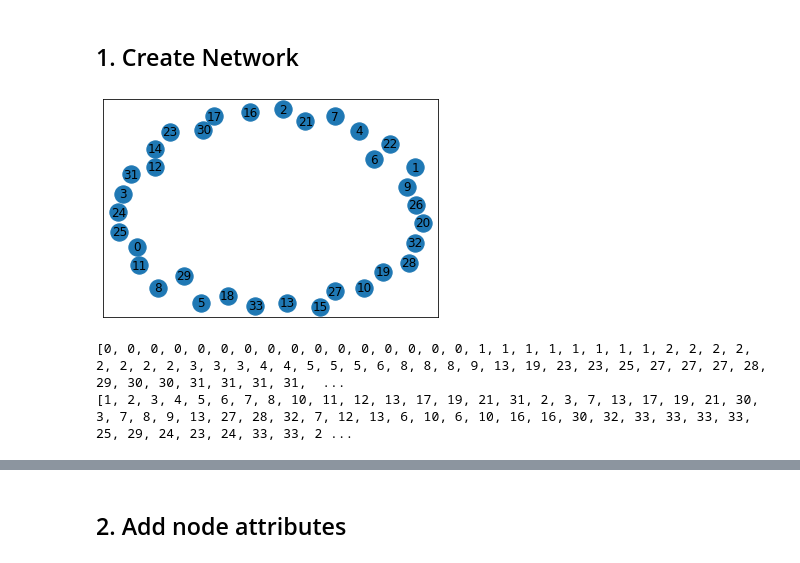
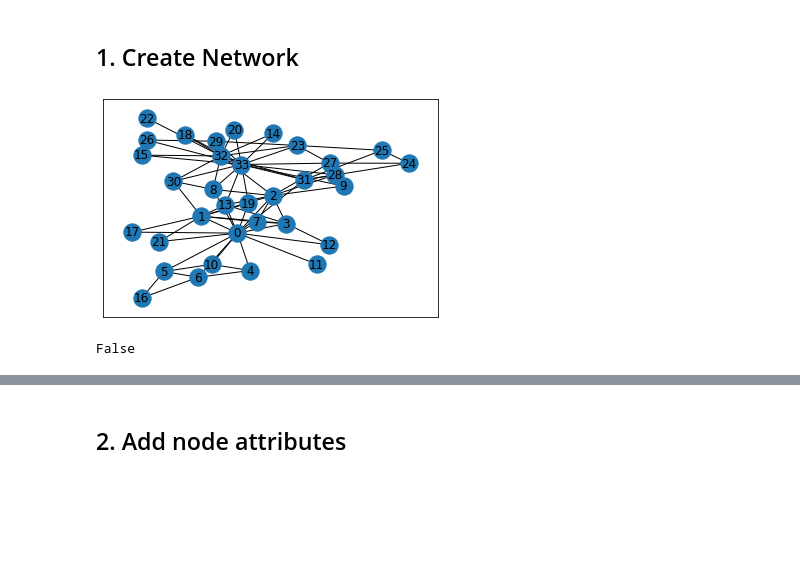
Before and after one commit to Yvonne27Jin/BSDS3002, a Jupyter notebook: BSDS3002 programming task 1 - Yvonne_final.ipynb, the cells around one changed output, grey strips where cells are left out. Drawn from its saved outputs; the diff is of its cells as text; code cells hidden in the pictures; blank space fills up the shorter version.

```diff
--- a/BSDS3002 programming task 1 - Yvonne_final.ipynb
+++ b/BSDS3002 programming task 1 - Yvonne_final.ipynb
@@ -7,33 +8,14 @@ InteractiveShell.ast_node_interactivity = "all"
 # %%
 G = nx.DiGraph() #create an empty directed graph
 # %%
-# add nodes to the graph
-# create a list of numbers from 1 to 33
-node_list = list(range(0, 34))
+# add edges to the graph
+edge_list = pd.read_csv("edges.csv")
+G = nx.from_pandas_edgelist(edge_list,'# source',' target',create_using=nx.Graph())
+nx.draw_networkx(G)
+# %% [output]
+[figure, added]
 # %%
-# convert them into charcacters (turns out don't need to)
-#list(map(chr,node_list))
+# check if directed
+G.is_directed()
+# %% [output]
+False
-# %%
-G.add_nodes_from(node_list)
-nx.draw_networkx(G)
-# %% [output]
-[figure, removed]
-# %%
-# add edges to the graph
-
-# importing module
-from pandas import *
-
-# reading CSV file "edges.csv"
-data = read_csv("edges.csv")
-
-# converting column data to list
-From = data['# source'].tolist()
-To = data[' target'].tolist()
-
-# printing list data
-print(From)
-print(To)
-# %% [output]
-[0, 0, 0, 0, 0, 0, 0, 0, 0, 0, 0, 0, 0, 0, 0, 0, 1, 1, 1, 1, 1, 1, 1, 1, 2, 2, 2, 2, 2, 2, 2, 2, 3, 3, 3, 4, 4, 5, 5, 5, 6, 8, 8, 8, 9, 13, 19, 23, 23, 25, 27, 27, 27, 28, 29, 30, 30, 31, 31, 31, 31,  ...
-[1, 2, 3, 4, 5, 6, 7, 8, 10, 11, 12, 13, 17, 19, 21, 31, 2, 3, 7, 13, 17, 19, 21, 30, 3, 7, 8, 9, 13, 27, 28, 32, 7, 12, 13, 6, 10, 6, 10, 16, 16, 30, 32, 33, 33, 33, 33, 25, 29, 24, 23, 24, 33, 33, 2 ...
```
Also changed, not shown: parts of 27 cells of this notebook.
